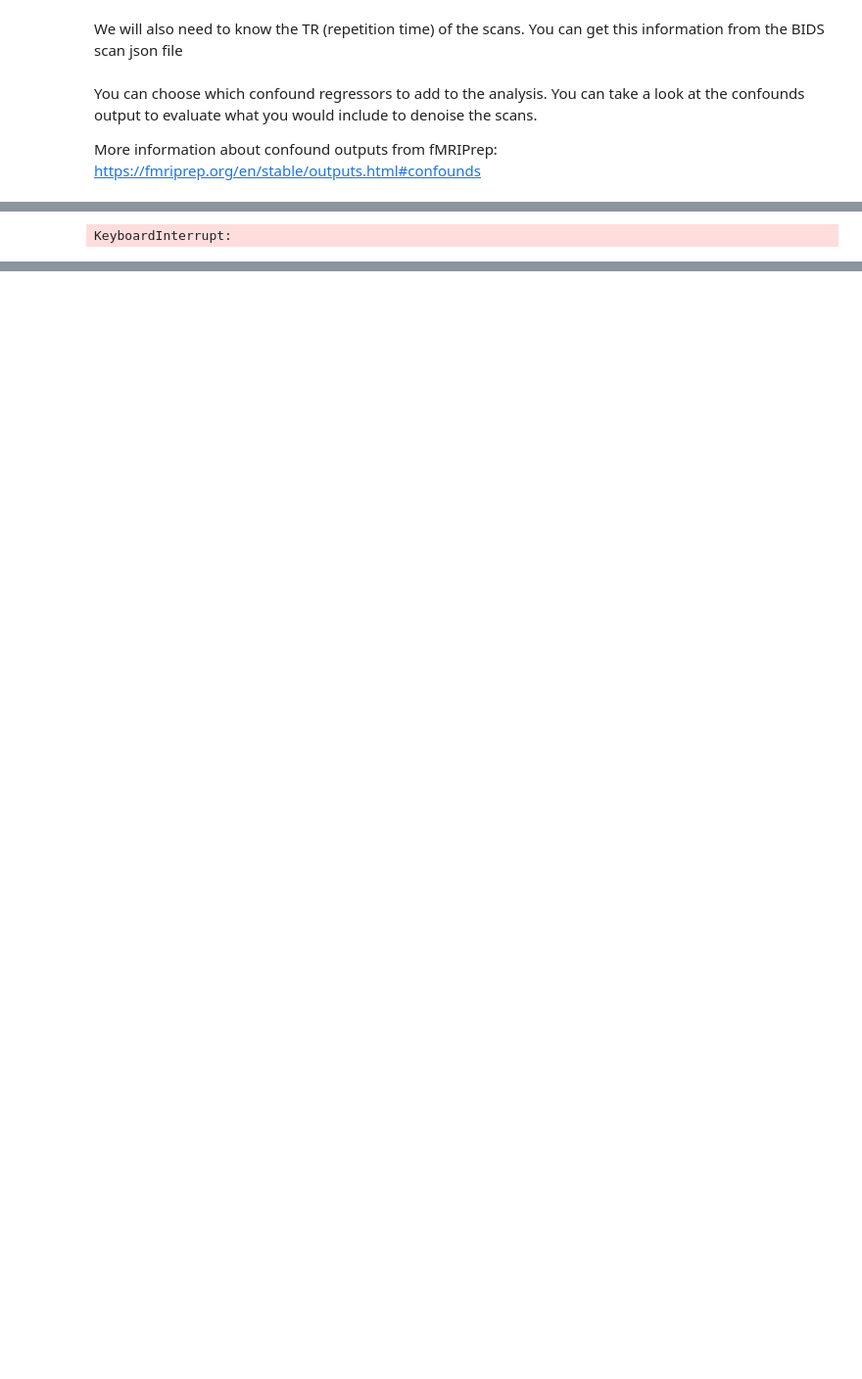
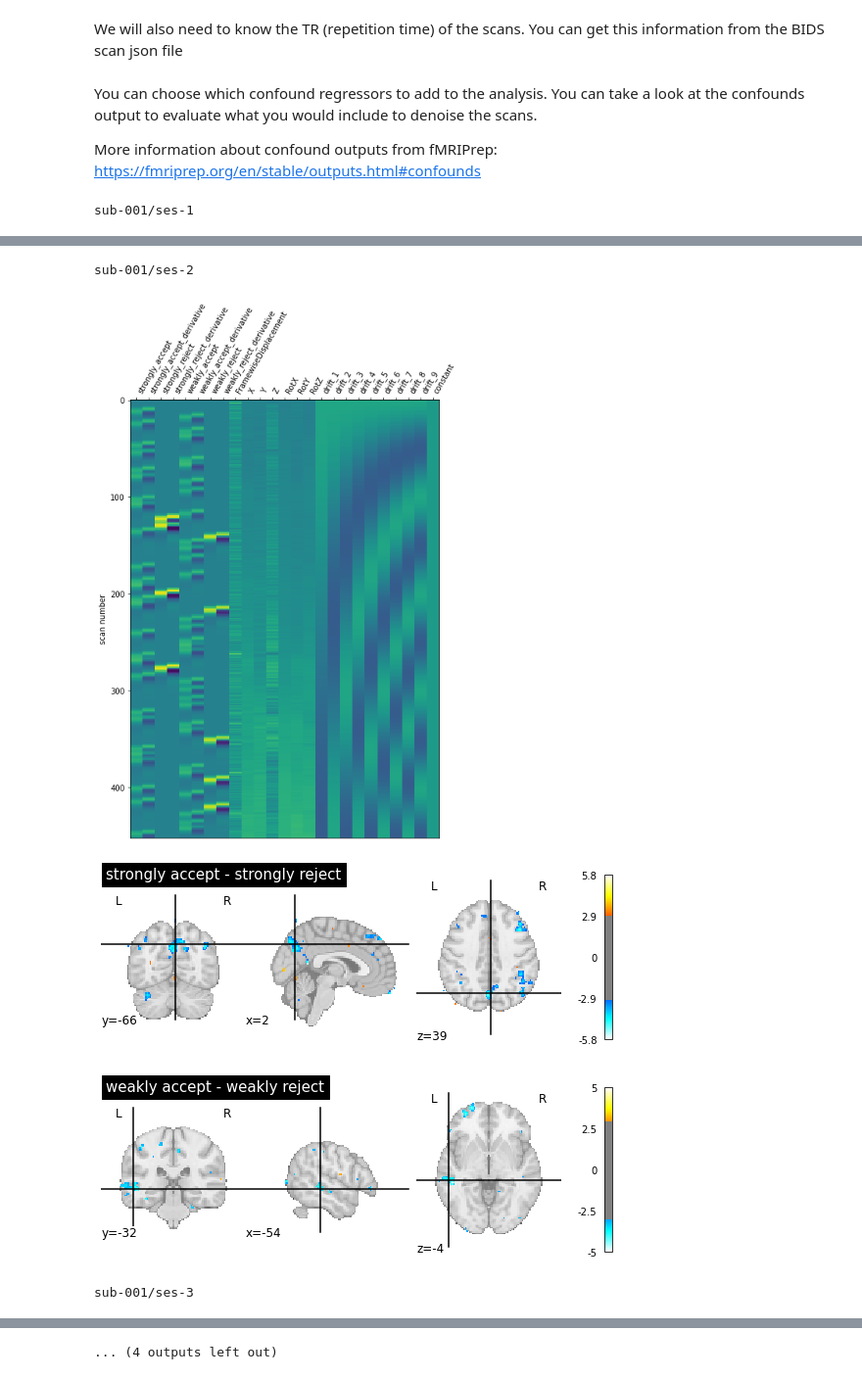
Before and after one commit to sjshim/BrainHack2023_fMRI_practice, a Jupyter notebook: NARPS_first_level.ipynb, the cells around one changed output, grey strips where cells are left out. Shown: that part at 98% size. Cells and saved outputs as stored; diff of their text form; code cells hidden in the pictures; blank space fills up the shorter version.

Commit message:
ran for one subject

```diff
--- a/NARPS_first_level.ipynb
+++ b/NARPS_first_level.ipynb
@@ -18,7 +18,7 @@ bids_dir = '/Users/sunjaeshim/Documents/GitHub/BrainHack2023_fMRI_practice/ds001
 fmriprep_dir = bids_dir + 'derivatives/fmriprep/'
 
 #You can change the subjects you want to analyze.
-some_subjects = ['sub-001', 'sub-002', 'sub-003']
+some_subjects = ['sub-001']
 #If you want to analyze all data, you can save all subject ids in this dataset by using glob
 #Note this will take much much longer and I wouldn't recommend running at the moment
 all_files = glob.glob(bids_dir+'sub-*')
@@ -37,11 +37,9 @@ def get_files(sub, run):
 
     func_file = glob.glob(fmriprep_dir+sub+f'/func/*task-MGT*run-0{run}*preproc.nii.gz')[0]
 
-    mask_file = glob.glob(fmriprep_dir+sub+f'/func/*task-MGT*run-0{run}*brainmask.nii.gz')[0]
-
     confounds_file = glob.glob(fmriprep_dir+sub+f'/func/*task-MGT*run-0{run}*confounds*')[0]
 
-    return event_file, func_file, mask_file, confounds_file
+    return event_file, func_file, confounds_file
 # %% [markdown]
 We will also need to know the TR (repetition time) of the scans. You can get this information from the BIDS scan json file
 # %%
@@ -77,37 +75,41 @@ def create_contrasts(design_matrix):
 tr = get_tr(bids_dir)
 for sub in some_subjects:
     for i in range(1,5):
-        event_file, func_file, mask_file, confounds_file = get_files(sub, i)
+        event_file, func_file, confounds_file = get_files(sub, i)
 
         #get files from datalad
         dl.get(event_file)
         dl.get(func_file)
-        dl.get(mask_file)
         dl.get(confounds_file)
 
-        mask_img = ni
         events = pd.read_csv(event_file, sep='\t')[['participant_response', 'onset', 'duration']]
         events.rename(columns = {'participant_response':'trial_type'}, inplace=True)
         confounds = get_confounds(confounds_file)
         confounds = confounds.fillna(0)
         first_level_model = FirstLevelModel(tr, hrf_model = 'spm + derivative', smoothing_fwhm=5)
         first_level_model = first_level_model.fit(func_file, events=events, confounds=confounds)
         design_matrix = first_level_model.design_matrices_[0]
         #show design matrix
+        print(f'{sub}/ses-{i}')
         plotting.plot_design_matrix(design_matrix)
         plt.show()
 
         contrasts = create_contrasts(design_matrix)
         #show contrast maps
         for contrast_id, contrast_val in contrasts.items():
             z_map = first_level_model.compute_contrast(
                     contrast_val, output_type = 'z_score'
                     )
             plotting.plot_stat_map(
                     z_map, threshold=3.0, title=contrast_id)
             plotting.show()
 # %% [output]
+sub-001/ses-1
 [figure]
 [figure]
 [figure]
-KeyboardInterrupt:
+sub-001/ses-2
+[figure, added]
+[figure, added]
+[figure, added]
+sub-001/ses-3
@@ -113,0 +119 @@ KeyboardInterrupt:
+... (4 outputs left out)
```
Also changed, not shown: parts of 2 cells of this notebook.
